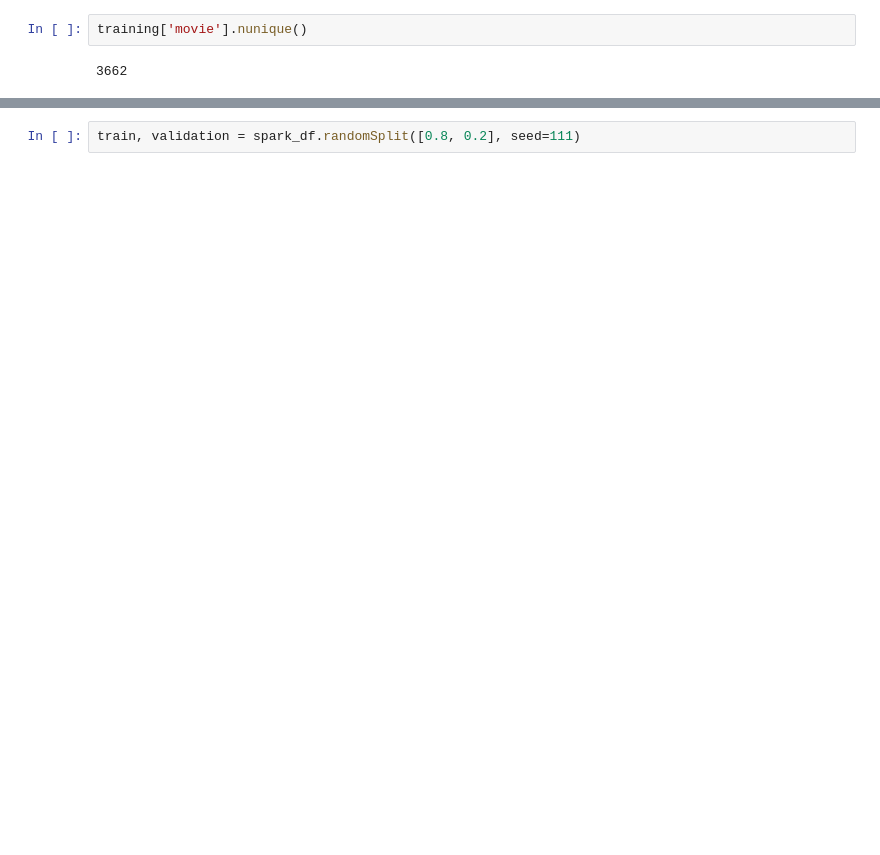
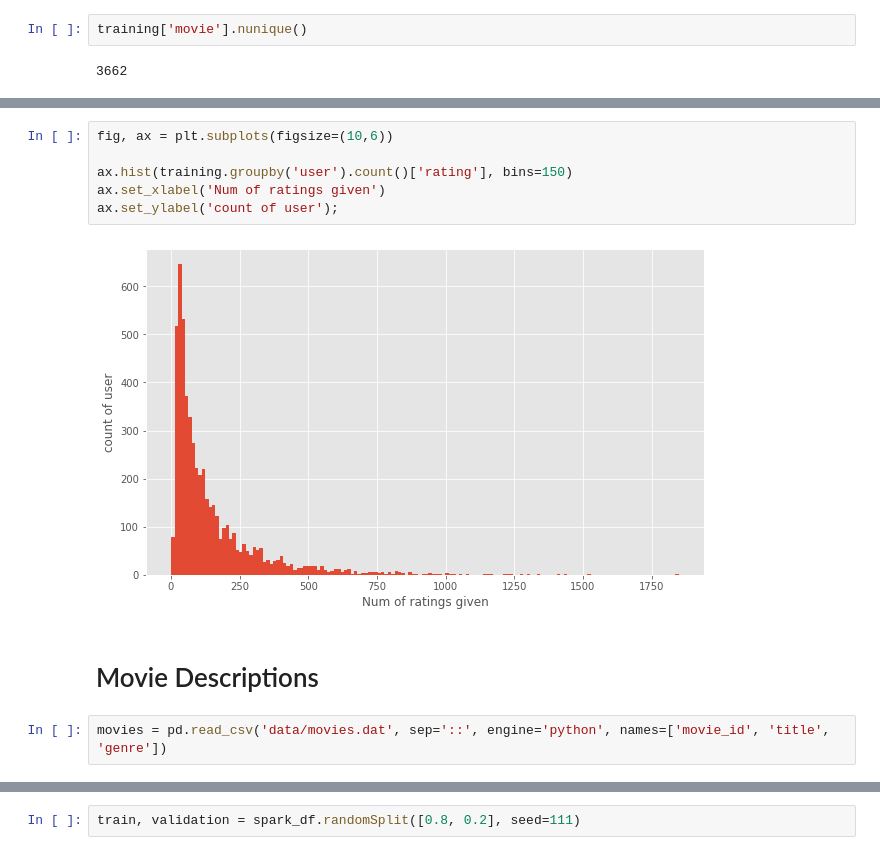
Before and after one commit to mkpetterson/recommender_study, a Jupyter notebook: cindy.ipynb, the cells around one changed output, grey strips where cells are left out. Saved outputs shown, nothing was run; the diff lists cells and outputs as text; blank space fills up the shorter version.

```diff
--- a/cindy.ipynb
+++ b/cindy.ipynb
@@ -99,0 +85,12 @@ training['movie'].nunique()
+# %%
+fig, ax = plt.subplots(figsize=(10,6))
+
+ax.hist(training.groupby('user').count()['rating'], bins=150)
+ax.set_xlabel('Num of ratings given')
+ax.set_ylabel('count of user');
+# %% [output]
+[figure, added]
+# %% [markdown]
+# Movie Descriptions
+# %%
+movies = pd.read_csv('data/movies.dat', sep='::', engine='python', names=['movie_id', 'title', 'genre'])
```
Also changed, not shown: parts of 49 cells of this notebook, 1 other file.
